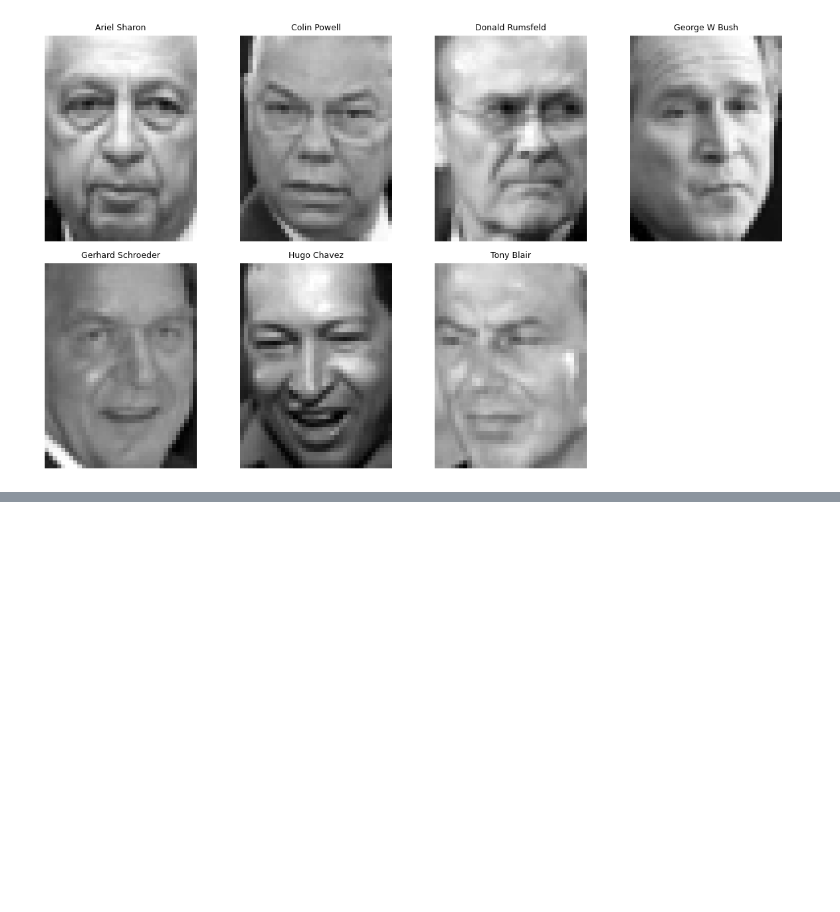
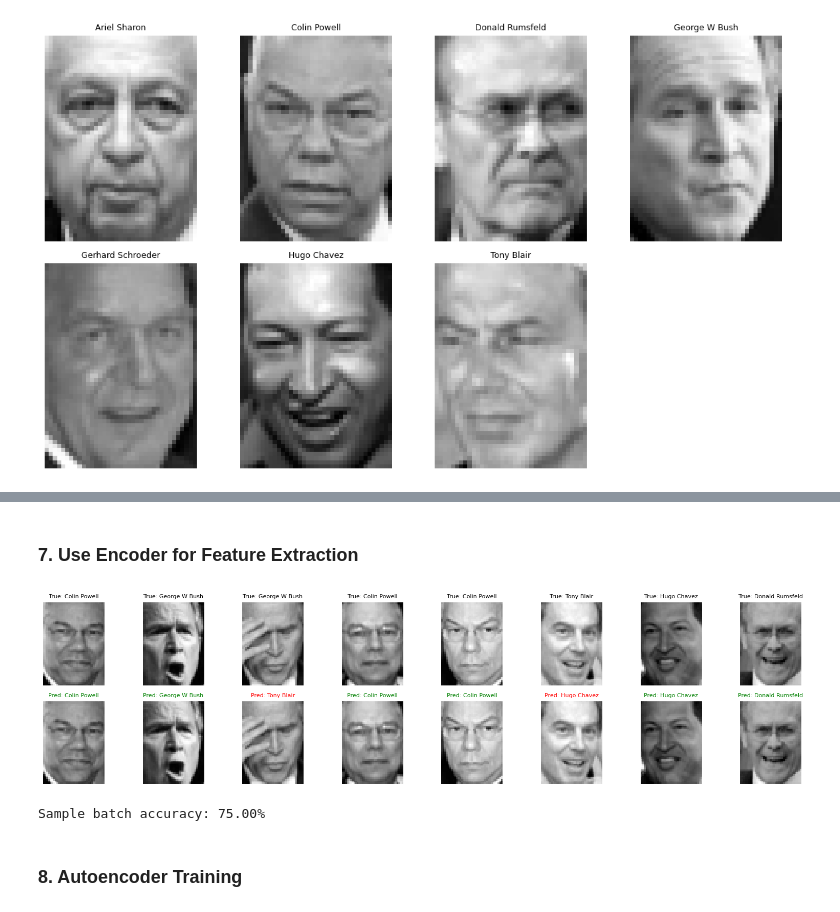
Before and after one commit to Malav786/pai, a Jupyter notebook: notebooks/finalproject.ipynb, the cells around one changed output, grey strips where cells are left out. Drawn from its saved outputs; the diff is of its cells as text; code cells hidden in the pictures; blank space fills up the shorter version.

```diff
--- a/notebooks/finalproject.ipynb
+++ b/notebooks/finalproject.ipynb
@@ -58,5 +75,6 @@ loader.show_distinct_people(n_cols=4, seed=42)
 # %%
-X, y, target_names = load_lfw(min_faces_per_person=70, resize=0.4)
+# Use the existing loader instance to get normalized data
+X, y, target_names = load_lfw(loader=loader)
 
 X_train, y_train, X_val, y_val, X_test, y_test = create_splits(X, y, test_size=0.2, val_size=0.1, random_state=42)
 
@@ -71,0 +97,27 @@ X_train.shape
+# %%
+# Create transform for images
+transform = transforms.Compose([
+    transforms.ToTensor()  # Converts PIL Image to tensor and adds channel dimension
+])
+
+# Create labeled datasets for supervised learning
+train_ds = NumpyFaceDataset(X_train, y=y_train, transform=transform)
+val_ds = NumpyFaceDataset(X_val, y=y_val, transform=transform)
+test_ds = NumpyFaceDataset(X_test, y=y_test, transform=transform)
+
+# Set device
+device = 'cuda' if torch.cuda.is_available() else 'cpu'
+print(f"Using device: {device}")
+
+# Create and train the CNN classifier
+print("\nTraining supervised CNN classifier...")
+print("=" * 60)
+model = SmallCNN(in_channels=1, num_classes=len(target_names))
+model = train_classifier(
+    model=model,
+    train_ds=train_ds,
+    val_ds=val_ds,
+    device=device,
+    epochs=30,
+    batch_size=64
+)
@@ -71,0 +188,10 @@ X_train.shape
+# %% [markdown]
+### **7. Use Encoder for Feature Extraction**
+# %%
+# Visualize some test predictions
+visualize_classifier_predictions(model, test_ds, target_names, device=device, num_images=8)
+# %% [output]
+[figure, added]
+Sample batch accuracy: 75.00%
+# %% [markdown]
+### **8. Autoencoder Training**
```
Also changed, not shown: parts of 52 cells of this notebook, 13 other files.
